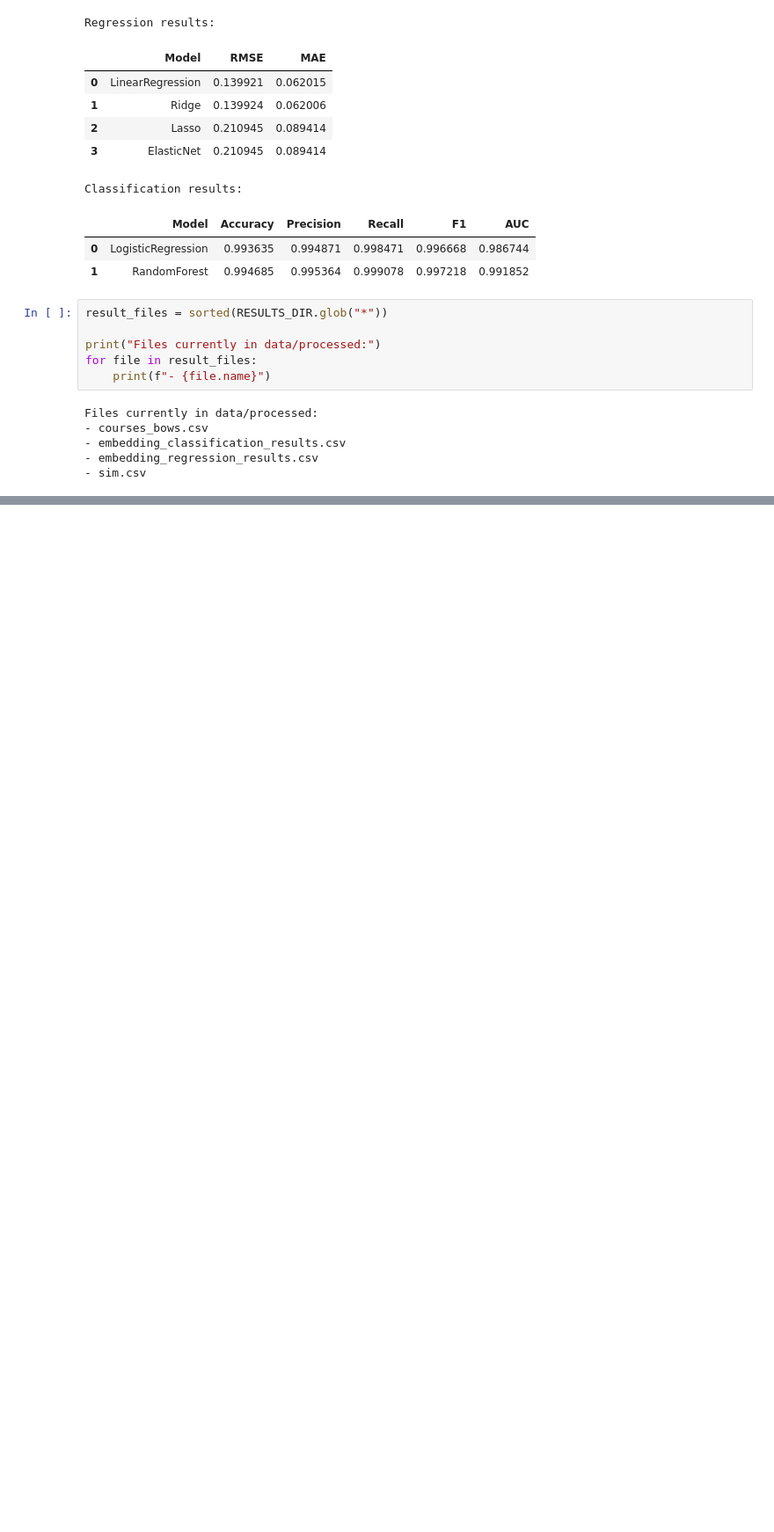
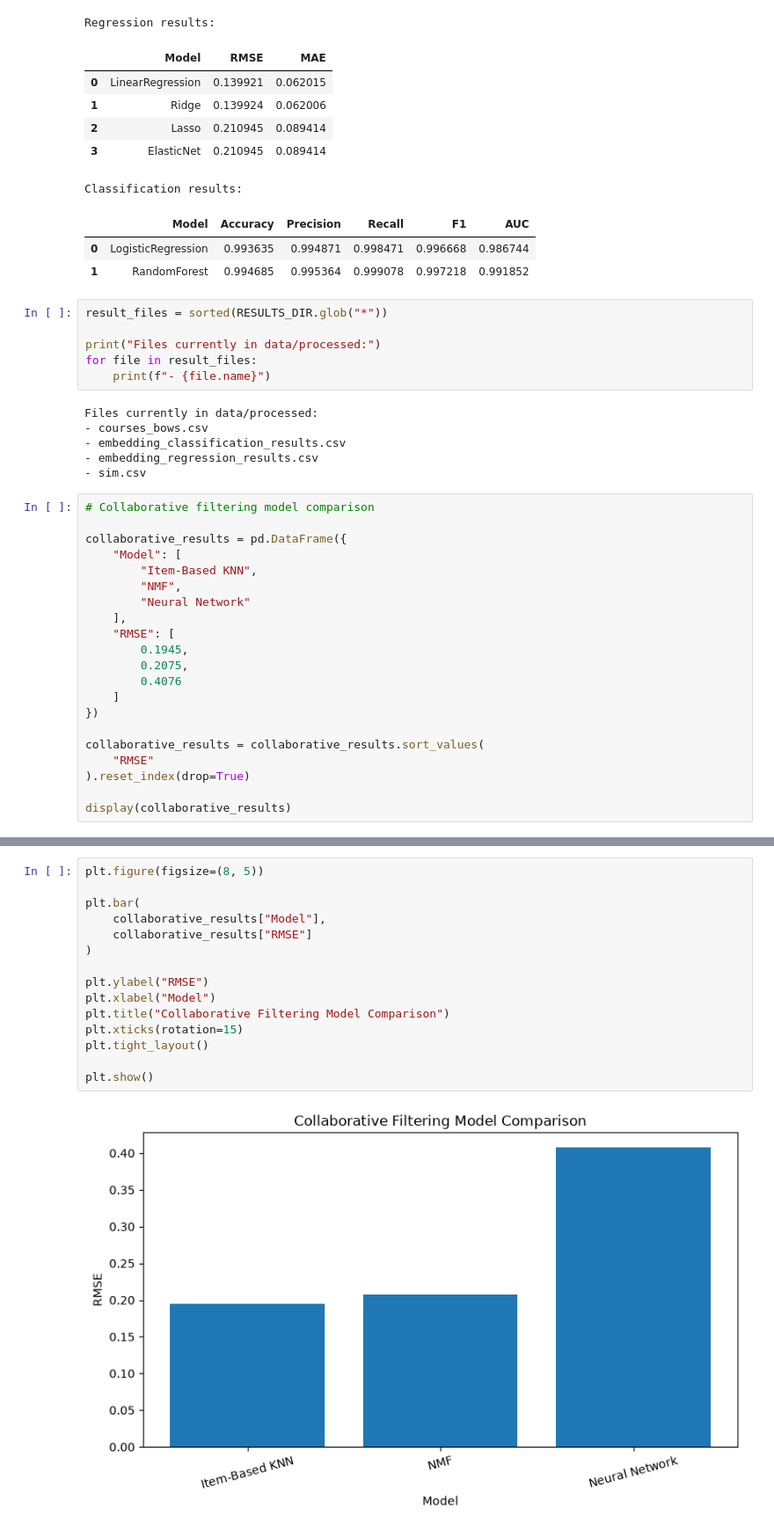
Before and after one commit to Tam-Davies/ml-course-recommender, a Jupyter notebook: notebooks/08_model_evaluation.ipynb, the cells around one changed output, grey strips where cells are left out. Shown at 88% size. Saved outputs shown, nothing was run; the diff lists cells and outputs as text; blank space fills up the shorter version.

```diff
--- a/notebooks/08_model_evaluation.ipynb
+++ b/notebooks/08_model_evaluation.ipynb
@@ -52,3 +52,24 @@ Files currently in data/processed:
 - embedding_classification_results.csv
 - embedding_regression_results.csv
 - sim.csv
+# %%
+# Collaborative filtering model comparison
+
+collaborative_results = pd.DataFrame({
+    "Model": [
+        "Item-Based KNN",
+        "NMF",
+        "Neural Network"
+    ],
+    "RMSE": [
+        0.1945,
+        0.2075,
+        0.4076
+    ]
+})
+
+collaborative_results = collaborative_results.sort_values(
+    "RMSE"
+).reset_index(drop=True)
+
+display(collaborative_results)
@@ -54,0 +92,17 @@ Files currently in data/processed:
+# %%
+plt.figure(figsize=(8, 5))
+
+plt.bar(
+    collaborative_results["Model"],
+    collaborative_results["RMSE"]
+)
+
+plt.ylabel("RMSE")
+plt.xlabel("Model")
+plt.title("Collaborative Filtering Model Comparison")
+plt.xticks(rotation=15)
+plt.tight_layout()
+
+plt.show()
+# %% [output]
+[figure, added]
```
Also changed, not shown: parts of 7 cells of this notebook, 13 other files.
